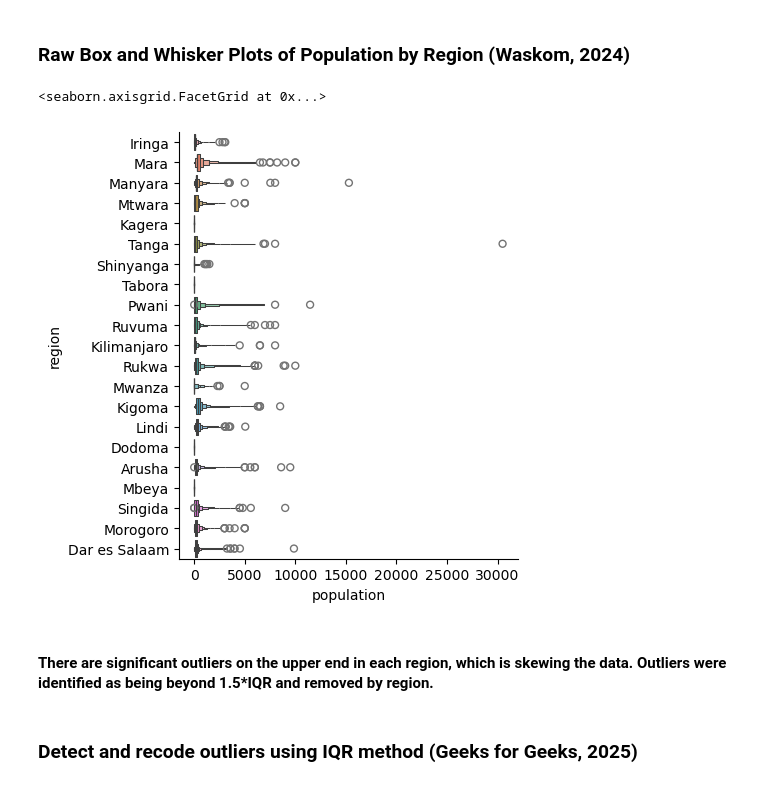
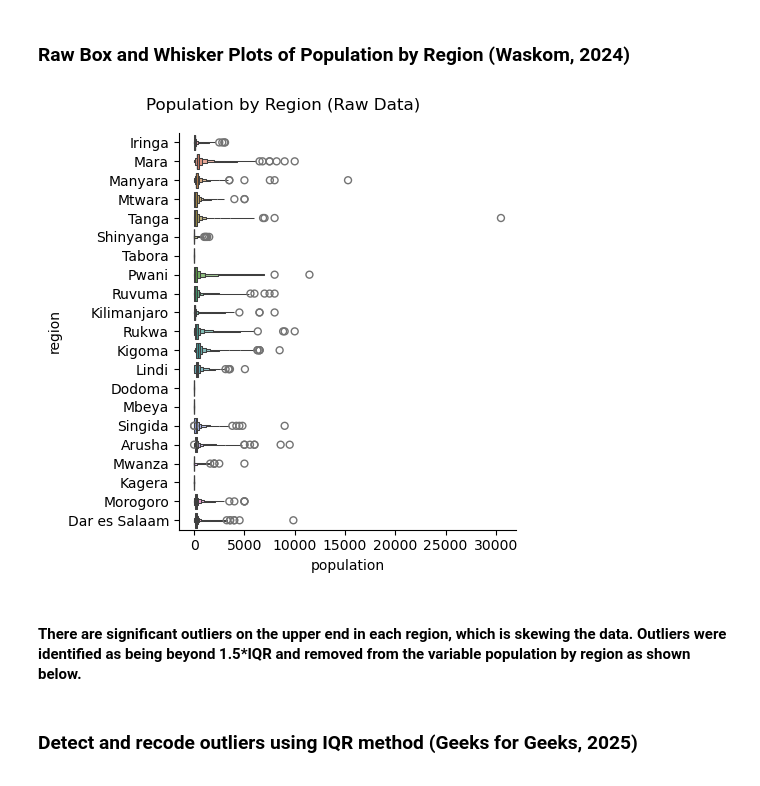
Before and after one commit to KatieKimberling/ads-502-team-project, a Jupyter notebook: PumpEDA.ipynb, the cells around one changed output. Drawn from its saved outputs; the diff is of its cells as text; code cells hidden in the pictures.

```diff
--- a/PumpEDA.ipynb
+++ b/PumpEDA.ipynb
@@ -94,5 +93,0 @@ Name: count, dtype: int64
-# %%
-ptrain1=pd.get_dummies(ptrain['status_group'])
-ptrain = pd.concat([ptrain, ptrain1], axis=1).reindex(ptrain.index)
-ptrain.drop('status_group', axis=1, inplace=True)
-ptrain
@@ -156,0 +152,5 @@ wpt_name                        2        0.003367
+# %%
+ptrain['permit'] = ptrain['permit'].fillna('unknown')
+ptrain['public_meeting'] = ptrain['public_meeting'].fillna('unknown')
+
+ptrain['permit'].value_counts()
@@ -156,0 +225,3 @@ wpt_name                        2        0.003367
+# %%
+ptrain['funder'] = ptrain['funder'].fillna('other')
+ptrain['installer'] = ptrain['installer'].fillna('other')
@@ -156,0 +261,4 @@ wpt_name                        2        0.003367
+# %%
+# Deleting records with missing values for scheme_management
+ptrain.dropna(subset=["scheme_management"], inplace=True)
+ptrain.info()
@@ -195,12 +430,13 @@ amount_tsh:
 # %% [markdown]
 ### Raw Box and Whisker Plots of Population by Region (Waskom, 2024)
 # %%
-sns.catplot(data=ptrain, x="population", y="region", palette="husl", kind="boxen")
+g = sns.catplot(data=ptrain, x="population", y="region", palette="husl", kind="boxen")
+g.fig.suptitle("Population by Region (Raw Data)")
+plt.tight_layout()
 # %% [output]
-<seaborn.axisgrid.FacetGrid at 0x...>
-[figure, old version]
+[figure, new version]
 # %% [markdown]
-#### There are significant outliers on the upper end in each region, which is skewing the data. Outliers were identified as being beyond 1.5*IQR and removed by region.
+#### There are significant outliers on the upper end in each region, which is skewing the data. Outliers were identified as being beyond 1.5*IQR and removed from the variable population by region as shown below.
 # %% [markdown]
 ### Detect and recode outliers using IQR method (Geeks for Geeks, 2025)
 # %%
```
Also changed, not shown: parts of 34 cells of this notebook.
